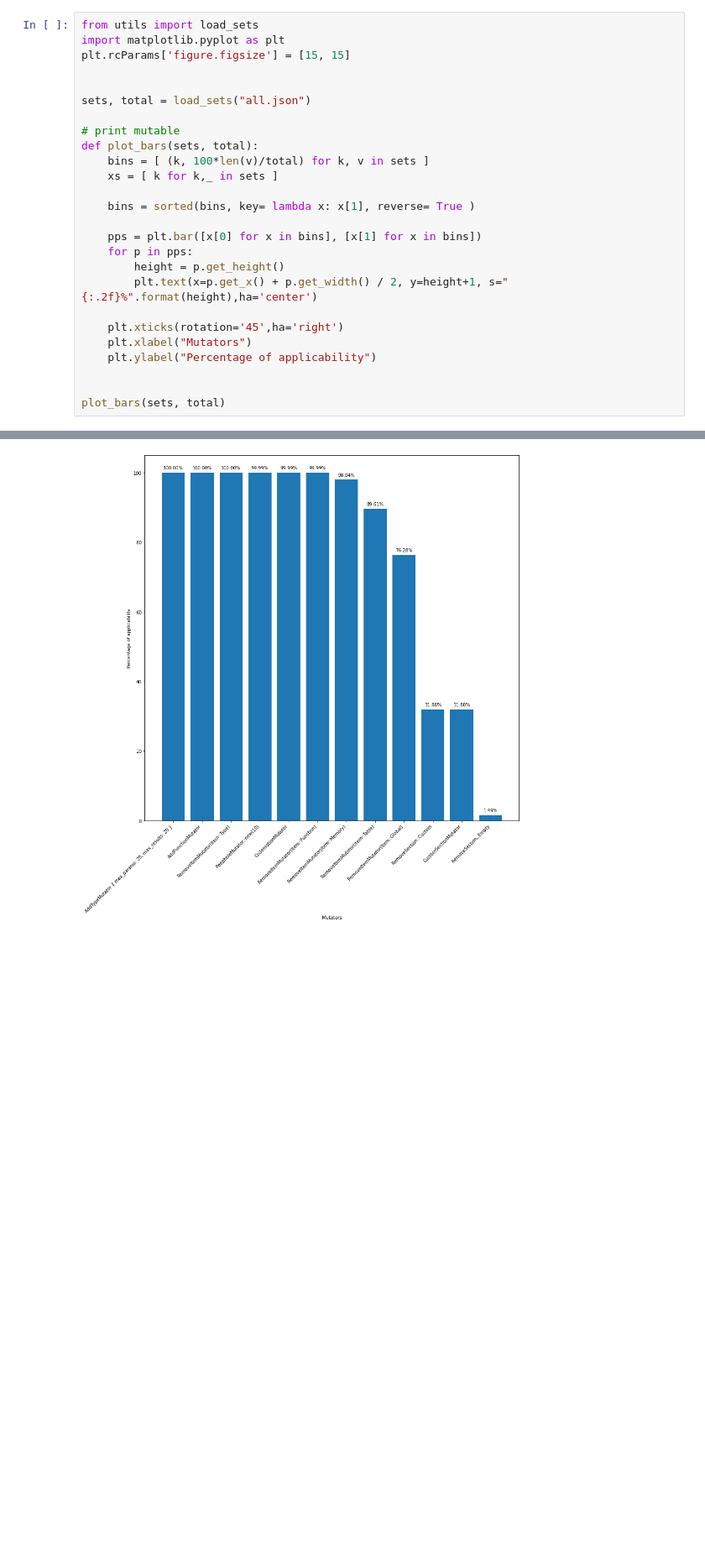
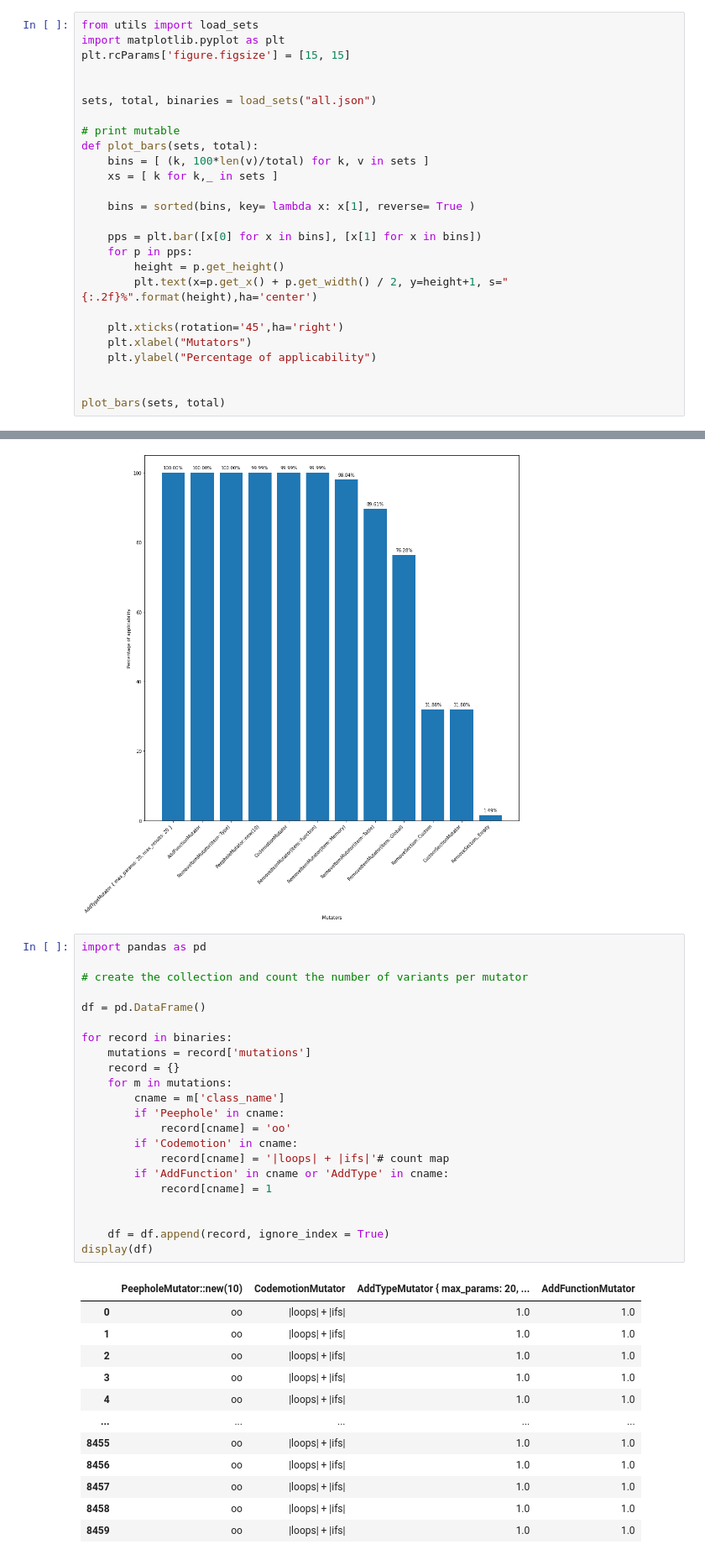
Before and after one commit to ASSERT-KTH/wasm_evasion, a Jupyter notebook: notebooks/Mutation map.ipynb, the cells around one changed output, grey strips where cells are left out. Shown at 84% size. Cells and saved outputs as stored; diff of their text form; blank space fills up the shorter version.

```diff
--- a/notebooks/Mutation map.ipynb
+++ b/notebooks/Mutation map.ipynb
@@ -123,7 +123,7 @@ import matplotlib.pyplot as plt
 plt.rcParams['figure.figsize'] = [15, 15]
 
 
-sets, total = load_sets("all.json")
+sets, total, binaries = load_sets("all.json")
 
 # print mutable
 def plot_bars(sets, total):
@@ -157,3 +157,38 @@ RemoveSection::Custom 2697
 CustomSectionMutator 2697
 RemoveSection::Empty 126
 [figure]
+# %%
+import pandas as pd
+
+# create the collection and count the number of variants per mutator
+
+df = pd.DataFrame()
+
+for record in binaries:
+    mutations = record['mutations']
+    record = {}
+    for m in mutations:
+        cname = m['class_name']
+        if 'Peephole' in cname:
+            record[cname] = 'oo'
+        if 'Codemotion' in cname:
+            record[cname] = '|loops| + |ifs|'# count map
+        if 'AddFunction' in cname or 'AddType' in cname:
+            record[cname] = 1
+
+
+    df = df.append(record, ignore_index = True)
+display(df)
+# %% [output]
+|  | PeepholeMutator::new(10) | CodemotionMutator | AddTypeMutator { max_params: 20, ... | AddFunctionMutator |
+| 0 | oo | |loops| + |ifs| | 1.0 | 1.0 |
+| 1 | oo | |loops| + |ifs| | 1.0 | 1.0 |
+| 2 | oo | |loops| + |ifs| | 1.0 | 1.0 |
+| 3 | oo | |loops| + |ifs| | 1.0 | 1.0 |
+| 4 | oo | |loops| + |ifs| | 1.0 | 1.0 |
+| ... | ... | ... | ... | ... |
+| 8455 | oo | |loops| + |ifs| | 1.0 | 1.0 |
+| 8456 | oo | |loops| + |ifs| | 1.0 | 1.0 |
+| 8457 | oo | |loops| + |ifs| | 1.0 | 1.0 |
+| 8458 | oo | |loops| + |ifs| | 1.0 | 1.0 |
+| 8459 | oo | |loops| + |ifs| | 1.0 | 1.0 |
```
Also changed, not shown: parts of 1 cell of this notebook, 4 other files.
